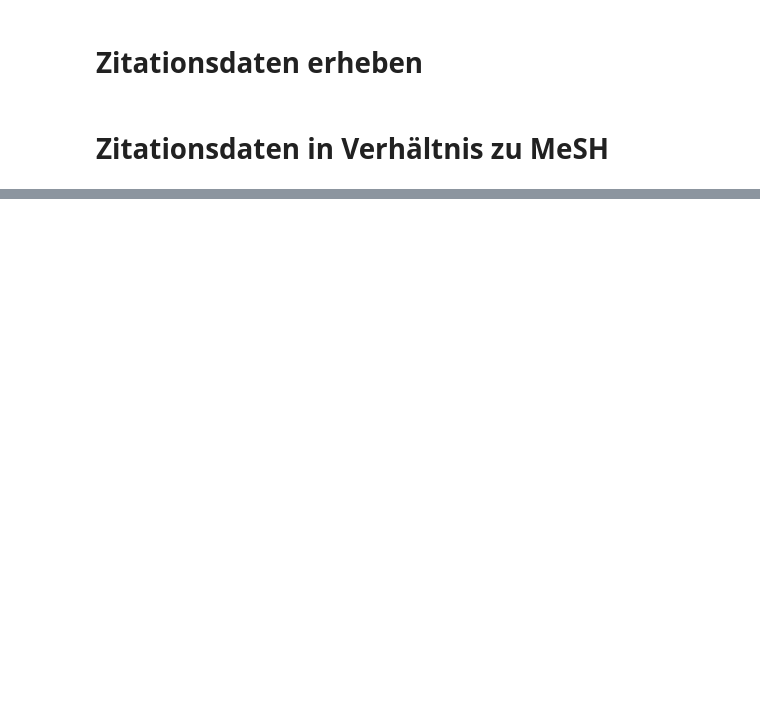
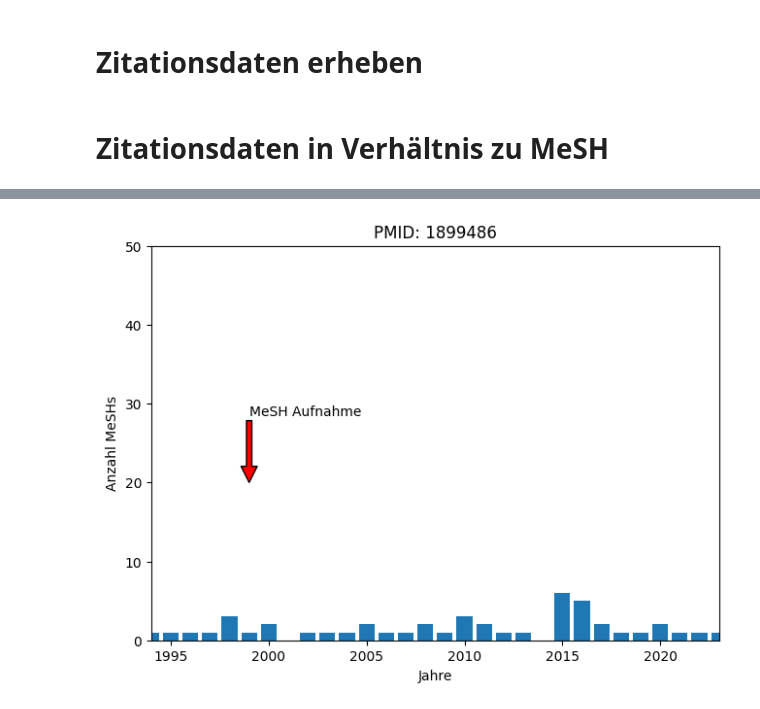
Before and after one commit to Johanna0999/MA_Code, a Jupyter notebook: idea_1.ipynb, the cells around one changed output, grey strips where cells are left out. Cells and saved outputs as stored; diff of their text form; code cells hidden in the pictures; blank space fills up the shorter version.

```diff
--- a/idea_1.ipynb
+++ b/idea_1.ipynb
@@ -218,0 +270,4 @@ getCitationDataForPMID(pmidList)
+# %%
+plotMeSHIntrosPerPmid("1899486")
+# %% [output]
+[figure, added]
```
Also changed, not shown: parts of 16 cells of this notebook.
